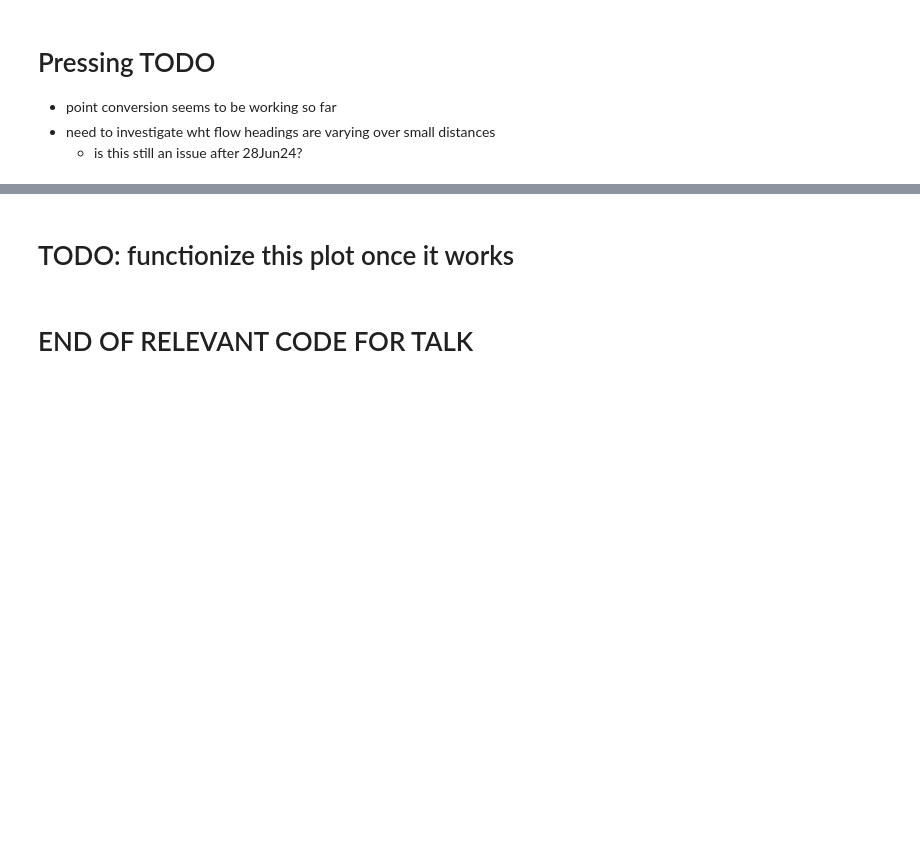
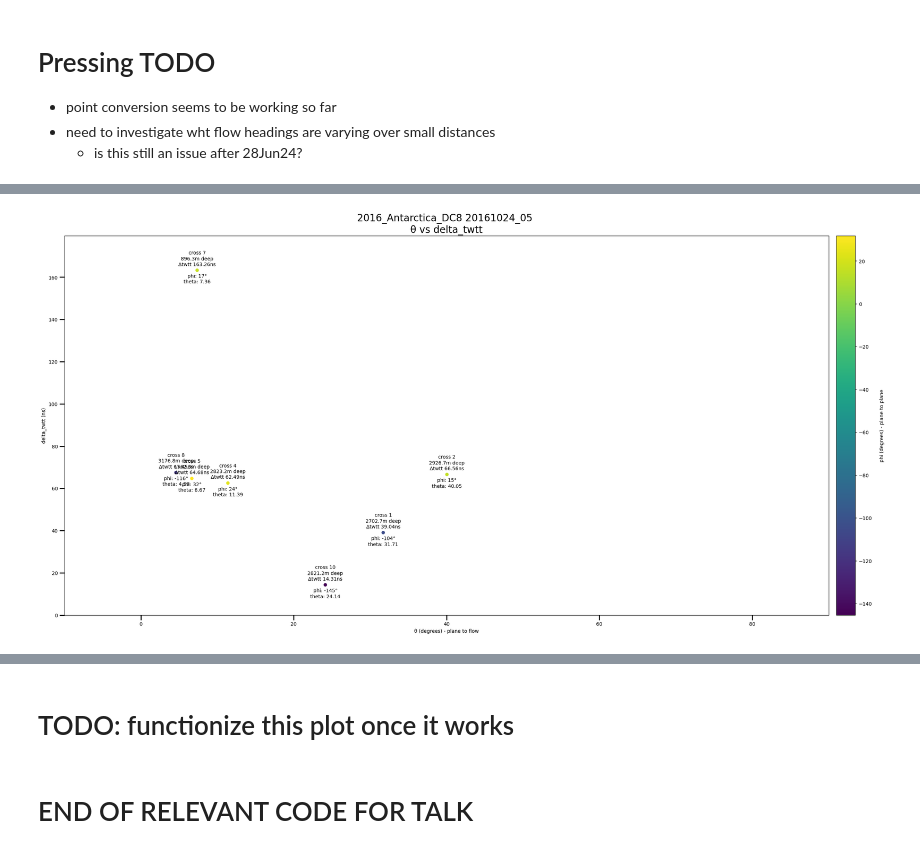
Before and after one commit to richardmoser/cresis_project, a Jupyter notebook: doit.ipynb, the cells around one changed output, grey strips where cells are left out. Saved outputs shown, nothing was run; the diff lists cells and outputs as text; code cells hidden in the pictures; blank space fills up the shorter version.

```diff
--- a/doit.ipynb
+++ b/doit.ipynb
@@ -964,3 +1386,13 @@ for cross in cross_points:
                 print("nan found, cross removed")
                 cross_points.remove(cross)
                 print(section_break)
+    if math.isnan(cross.delta_twtt):
+        print(f"nan found, cross {cross.cross_number} removed")
+        cross_points.remove(cross)
+        print(section_break)
+
+    print(f"cross number: {cross.cross_number}")
+    print(f"theta: {cross.angle}")
+    print(f"phi: {abs(cross.plane_heading_1 - cross.plane_heading_2)}")
+    print(f"delta_twtt: {cross.delta_twtt}")
+    print(section_break)
@@ -1023,7 +1537,8 @@ def generator(n):
 # %%
 """
-Using just the flow vector and plane heading. Shows the phi in the color of the points.
+The above but using θ instead of |cos(θ)|. Shows the phi in the color of the points.
 """
+
 print(f"length of cross_points: {len(cross_points)}")
 micro = False
 print_time = True
@@ -1037,40 +1552,21 @@ for i in range(len(cross_points)):
     if math.isnan(cross_points[i].delta_twtt):
         debug_print(f"skipping index {i} because delta_twtt is nan")
         continue
-    theta = cross_points[i].angle  # plane to flow
+    # theta = cross_points[i].angle  # plane to flow
+    theta = theta_nicerator(cross_points[i].angle)  # plane to flow
+
     phi = abs(cross_points[i].plane_heading_1 - cross_points[i].plane_heading_2)  # plane to plane
+    # print(f"phi: {phi}")
     delta_twtt_micros = cross_points[i].delta_twtt * 1e6
     delta_twtt_ns = cross_points[i].delta_twtt * 1e9
 
-    xdata = np.append(xdata, np.abs(np.cos(np.radians(theta))))  # |cos(θ)|
-    # zdata = np.append(zdata, np.abs(np.sin(np.radians(phi))))  # |sin(φ)|
+    xdata = np.append(xdata, theta)
 
-    # difference = np.abs(phi)
-    # if difference > 180:
-    #     difference -= 180
-    # if difference > 120:
-    #     difference -= 90
-    # # other_difference = abs(180 - difference)
-    # zdata = np.append(zdata, difference)  # |φ|
-
-    difference = np.abs(phi)
-    if difference > 0:
-        next_high = 90
-        next_low = 0
-    if difference > 90:
-        next_high = 180
-        next_low = 90
-    if difference > 180:
-        next_high = 270
-        next_low = 180
-    if difference > 270:
-        next_high = 360
-        next_low = 270
-    difference = min(phi - next_low, next_high - phi)
-
-
+    difference = phi_nicerator(phi)
+    print(f"phi: {phi}, difference: {difference}")
     zdata = np.append(zdata, difference)  # |φ|
 
+    # TODO 07Aug24: this is where you stopped. need to combine the loop above and below or otherwise sort out the cross_number not matching the data because some are filtered out. i.e. loop iteration number i
 
     if micro:
         delta_twtt_unit = delta_twtt_micros  # delta_twtt (µs)
@@ -1085,20 +1581,32 @@ for i in range(len(cross_points)):
 
     ydata = np.append(ydata, delta_twtt_unit)
 
+print(f"min and max of xdata: {min(xdata)}, {max(xdata)}")
+
 temp_twtt_s = 0
 temp_twtt_ns = 0
 y_label_offset = max(ydata) * .01
 for i in range(len(xdata)):
+    print(f"i: {i}")
     if math.isnan(xdata[i]):
-        debug_print(f"skipping index {i} because xdata is nan")
+        debug_print(f"skipping index {i+1} because xdata is nan")
+        i += 1
         continue
     if math.isnan(ydata[i]):
-        debug_print(f"skipping index {i} because ydata is nan")
+        debug_print(f"skipping index {i+1} because ydata is nan")
+        i += 1
         continue
+    print(f"i: {i}")
+    print(f"looking at cross {i+1} by index, {cross_points[i].cross_number} by cross number")
+
 
     plt.text(xdata[i], ydata[i] + y_label_offset, f"cross {cross_points[i].cross_number}\n{cross_points[i].depth_ave:.1f}m deep\nΔtwtt {ydata[i]:.2f}ns", fontsize=10, ha='center', va='bottom')
     # degree = zdata[i] * 180 / np.pi
-    plt.text(xdata[i], ydata[i] - y_label_offset, f"phi: {zdata[i]:.0f}°", fontsize=10, ha='center', va='top')
+    plt.text(xdata[i], ydata[i] - y_label_offset, f"phi: {zdata[i]:.0f}°\ntheta: {xdata[i]:.2f}", fontsize=10, ha='center', va='top')
+    print(f"cross {cross_points[i].cross_number}\n{cross_points[i].depth_ave:.1f}m deep\nΔtwtt {ydata[i]:.2f}ns")
+    print(f"phi: {zdata[i]:.0f}°\ttheta: {xdata[i]:.2f}")
+    print(section_break)
+
 
 # Scatter plot with color based on zdata
 sc = plt.scatter(xdata, ydata, c=zdata, cmap='viridis')
@@ -1107,8 +1615,8 @@ sc = plt.scatter(xdata, ydata, c=zdata, cmap='viridis')
 plt.colorbar(sc, pad=0.01).set_label('\nphi (degrees) - plane to plane')
 
 
-plt.xlabel("|cos(θ)| - plane to flow")
-plt.title(f"{season} {flight} \n|cos(θ)| vs delta_twtt", fontsize=20)
+plt.xlabel("θ (degrees) - plane to flow")
+plt.title(f"{season} {flight} \nθ vs delta_twtt", fontsize=20)
 
 plt.ylabel("delta_twtt (ns)")
 
@@ -1116,10 +1624,10 @@ plt.yscale('log')
 plt.tick_params(which='major', length=10, color='black', width=2)
 plt.tick_params(which='minor', length=10, color='black', width=1)
 
-plt.xlim(-0.1, 1.1)
+plt.xlim(-10, 90)
 dir = os.getcwd()
 
-plt.savefig(f"{dir}\\screens\\{season}_{flight}_cos_angle_heading_vs_delta_twtt_logy.png", dpi=300)
+plt.savefig(f"{dir}\\screens\\{season}_{flight}_angle_heading_vs_delta_twtt_logy.png", dpi=300)
 
 
 plt.yscale('linear')
@@ -1127,8 +1635,11 @@ y_min = min(ydata)
 y_max = max(ydata)
 zero = 0.000000000000000000000001  # something something floating point error
 plt.ylim(zero, y_max + y_max*.1)
-plt.xlim(-0.1, 1.1)
-plt.savefig(f"{dir}\\screens\\{season}_{flight}_cos_angle_heading_vs_delta_twtt_lineary.png", dpi=300)
+# plt.xlim(-0.1, 1.1)
+# plt.xlim(-0.1, 180)
+
+plt.savefig(f"{dir}\\screens\\{season}_{flight}_angle_heading_vs_delta_twtt_lineary.png", dpi=300)
 plt.show()
 
-print(f"saved plot as {dir}\\screens\\{season}_{flight}_cos_angle_heading_vs_delta_twtt.png")
+print(f"saved plot as {dir}\\screens\\{season}_{flight}_angle_heading_vs_delta_twtt.png")
+# %% [output]
@@ -1134,0 +1663 @@ print(f"saved plot as {dir}\\screens\\{season}_{flight}_cos_angle_heading_vs_del
+[figure, added]
```
Also changed, not shown: parts of 27 cells of this notebook, 5 other files.
